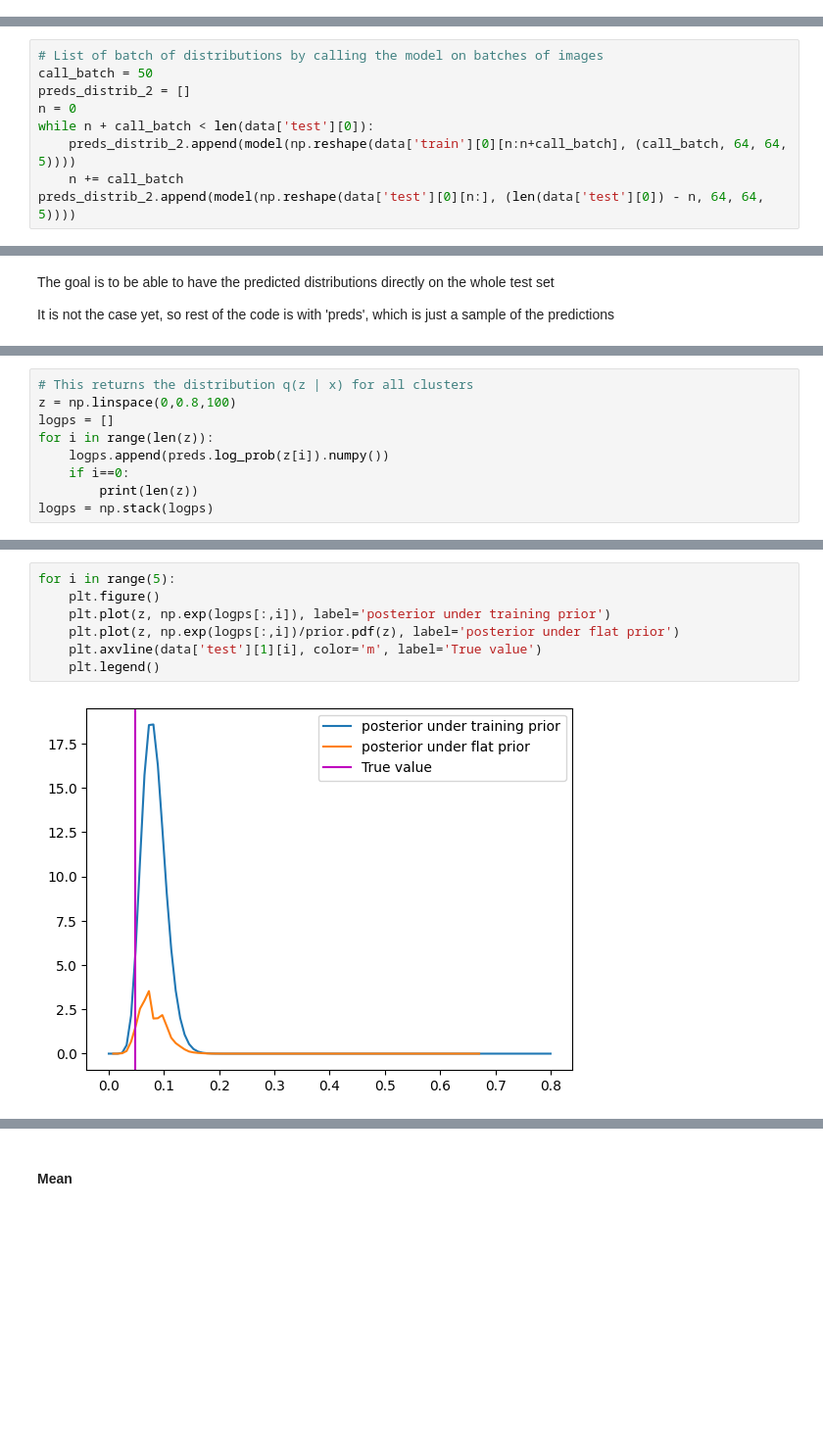
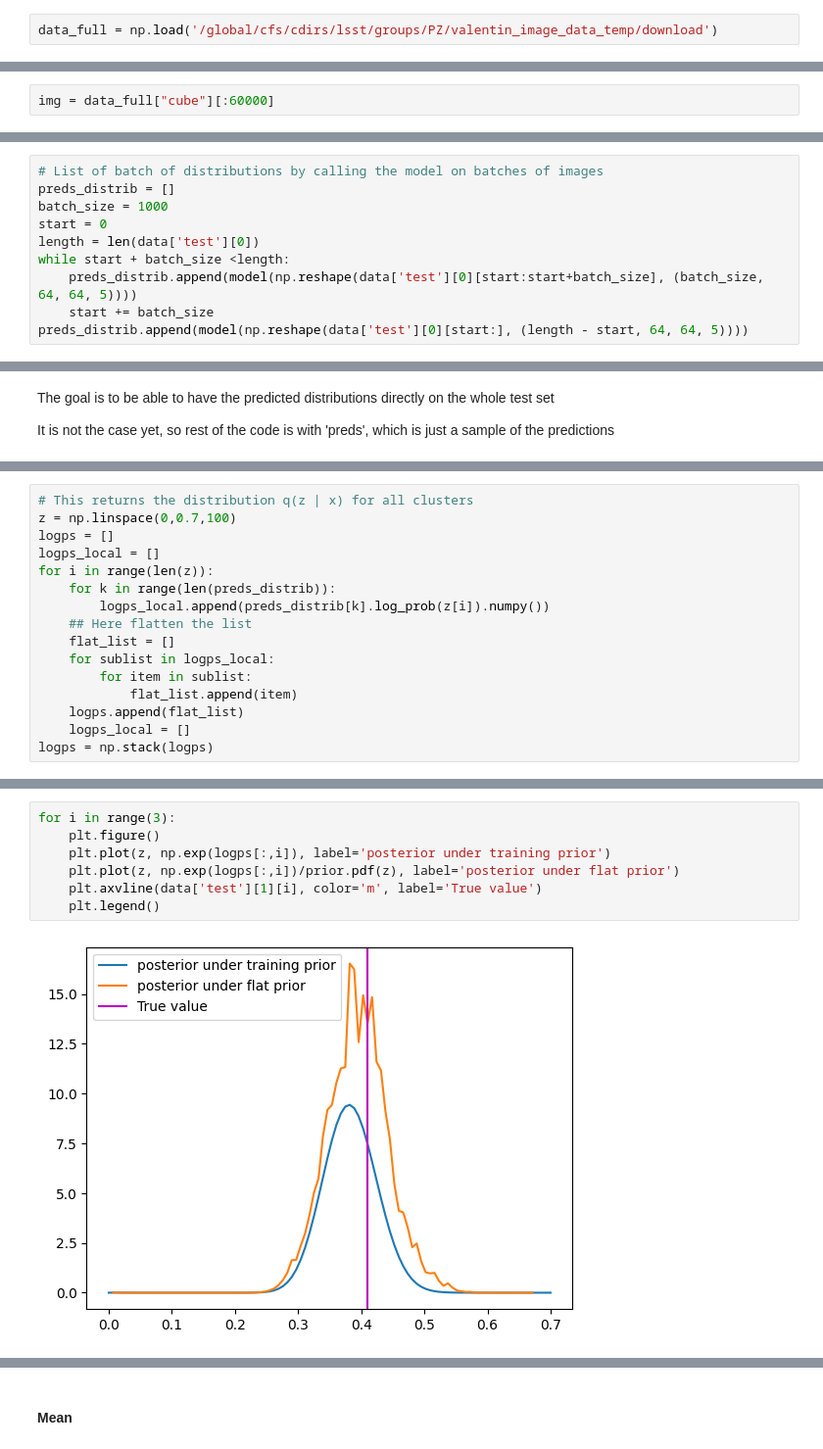
Before and after one commit to valentin-brekke/images-to-pz, a Jupyter notebook: Notebooks/Inception_Pasquet.ipynb, the cells around one changed output, grey strips where cells are left out. Shown: that part at 98% size. Cells and saved outputs as stored; diff of their text form; blank space fills up the shorter version.

```diff
--- a/Notebooks/Inception_Pasquet.ipynb
+++ b/Notebooks/Inception_Pasquet.ipynb
@@ -155,0 +155,2 @@ Outlier fraction: 3.59%
+# %%
+data_full = np.load('/global/cfs/cdirs/lsst/groups/PZ/valentin_image_data_temp/download')
@@ -155,0 +159,2 @@ Outlier fraction: 3.59%
+# %%
+img = data_full["cube"][:60000]
@@ -411,9 +406,10 @@ preds_distrib[0].mean()
 # %%
 # List of batch of distributions by calling the model on batches of images
-call_batch = 50
-preds_distrib_2 = []
-n = 0
-while n + call_batch < len(data['test'][0]):
-    preds_distrib_2.append(model(np.reshape(data['train'][0][n:n+call_batch], (call_batch, 64, 64, 5))))
-    n += call_batch
-preds_distrib_2.append(model(np.reshape(data['test'][0][n:], (len(data['test'][0]) - n, 64, 64, 5))))
+preds_distrib = []
+batch_size = 1000
+start = 0
+length = len(data['test'][0])
+while start + batch_size <length:
+    preds_distrib.append(model(np.reshape(data['test'][0][start:start+batch_size], (batch_size, 64, 64, 5))))
+    start += batch_size
+preds_distrib.append(model(np.reshape(data['test'][0][start:], (length - start, 64, 64, 5))))
@@ -440,10 +444,17 @@ plt.plot(x, prior.pdf(x));
 [figure]
 # %%
 # This returns the distribution q(z | x) for all clusters
-z = np.linspace(0,0.8,100)
+z = np.linspace(0,0.7,100)
 logps = []
+logps_local = []
 for i in range(len(z)):
-    logps.append(preds.log_prob(z[i]).numpy())
-    if i==0:
-        print(len(z))
+    for k in range(len(preds_distrib)):
+        logps_local.append(preds_distrib[k].log_prob(z[i]).numpy())
+    ## Here flatten the list
+    flat_list = []
+    for sublist in logps_local:
+        for item in sublist:
+            flat_list.append(item)
+    logps.append(flat_list)
+    logps_local = []
 logps = np.stack(logps)
@@ -456,9 +463,9 @@ logps.shape
 # %%
-for i in range(5):
+for i in range(3):
     plt.figure()
     plt.plot(z, np.exp(logps[:,i]), label='posterior under training prior')
     plt.plot(z, np.exp(logps[:,i])/prior.pdf(z), label='posterior under flat prior')
     plt.axvline(data['test'][1][i], color='m', label='True value')
     plt.legend()
 # %% [output]
-[figure, old version]
+[figure, new version]
```
Also changed, not shown: parts of 78 cells of this notebook, 7 other files.
